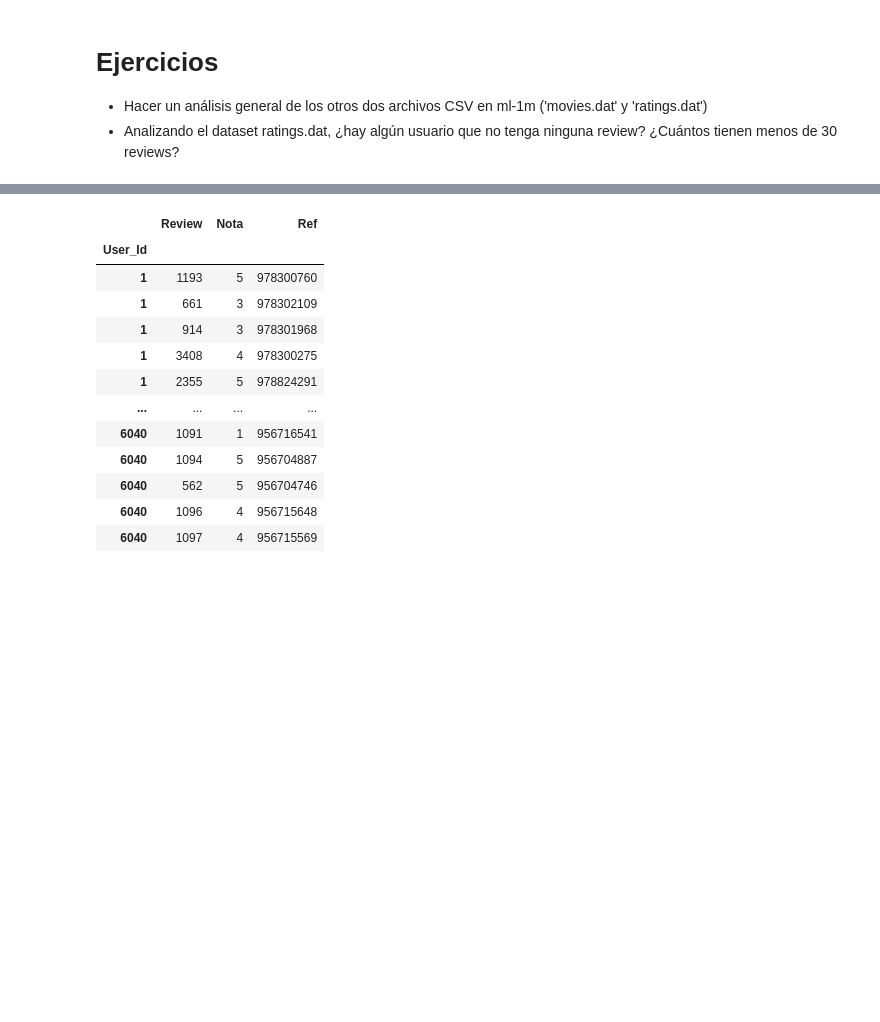
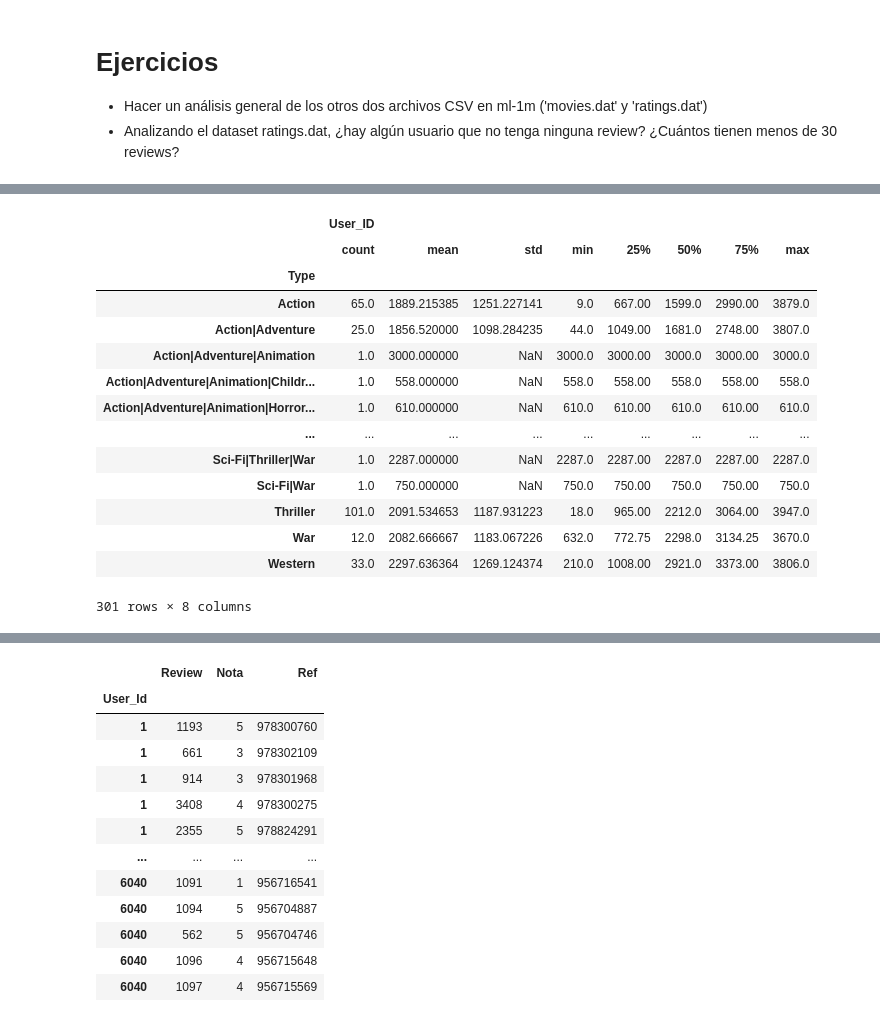
Before and after one commit to jmrodriguez2552/cedapython, a Jupyter notebook: ANALISIS_DATOS_PYTHON/NOTEBOOKS/5101_Librería_Pandas(I).ipynb, the cells around one changed output, grey strips where cells are left out. Cells and saved outputs as stored; diff of their text form; code cells hidden in the pictures; blank space fills up the shorter version.

```diff
--- a/ANALISIS_DATOS_PYTHON/NOTEBOOKS/5101_Librería_Pandas(I).ipynb
+++ b/ANALISIS_DATOS_PYTHON/NOTEBOOKS/5101_Librería_Pandas(I).ipynb
@@ -1314,0 +1335,18 @@ memory usage: 91.0+ KB
+# %%
+display(movies_dataset.groupby(by="Type").describe())
+# %% [output]
+|  | User_ID |  |  |  |  |  |  |  |
+|  | count | mean | std | min | 25% | 50% | 75% | max |
+| Type |  |  |  |  |  |  |  |  |
+| Action | 65.0 | 1889.215385 | 1251.227141 | 9.0 | 667.00 | 1599.0 | 2990.00 | 3879.0 |
+| Action|Adventure | 25.0 | 1856.520000 | 1098.284235 | 44.0 | 1049.00 | 1681.0 | 2748.00 | 3807.0 |
+| Action|Adventure|Animation | 1.0 | 3000.000000 | NaN | 3000.0 | 3000.00 | 3000.0 | 3000.00 | 3000.0 |
+| Action|Adventure|Animation|Childr... | 1.0 | 558.000000 | NaN | 558.0 | 558.00 | 558.0 | 558.00 | 558.0 |
+| Action|Adventure|Animation|Horror... | 1.0 | 610.000000 | NaN | 610.0 | 610.00 | 610.0 | 610.00 | 610.0 |
+| ... | ... | ... | ... | ... | ... | ... | ... | ... |
+| Sci-Fi|Thriller|War | 1.0 | 2287.000000 | NaN | 2287.0 | 2287.00 | 2287.0 | 2287.00 | 2287.0 |
+| Sci-Fi|War | 1.0 | 750.000000 | NaN | 750.0 | 750.00 | 750.0 | 750.00 | 750.0 |
+| Thriller | 101.0 | 2091.534653 | 1187.931223 | 18.0 | 965.00 | 2212.0 | 3064.00 | 3947.0 |
+| War | 12.0 | 2082.666667 | 1183.067226 | 632.0 | 772.75 | 2298.0 | 3134.25 | 3670.0 |
+| Western | 33.0 | 2297.636364 | 1269.124374 | 210.0 | 1008.00 | 2921.0 | 3373.00 | 3806.0 |
+301 rows × 8 columns
```
Also changed, not shown: parts of 14 cells of this notebook, 1 other file.
